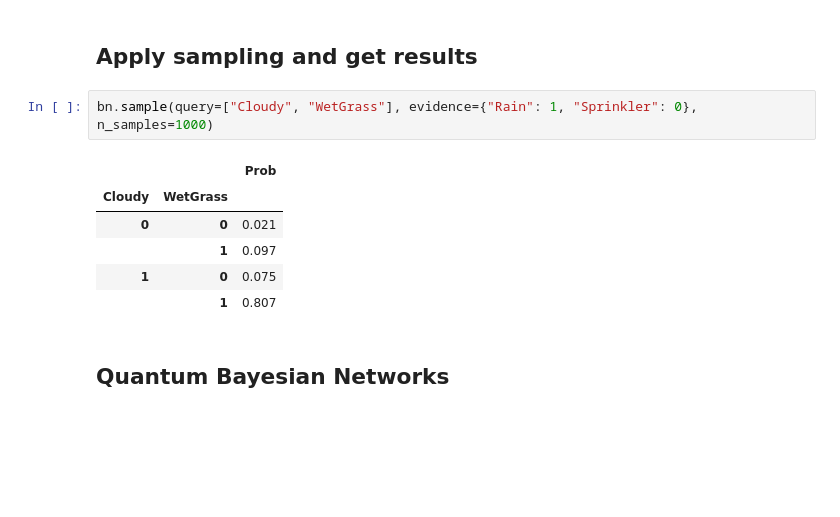
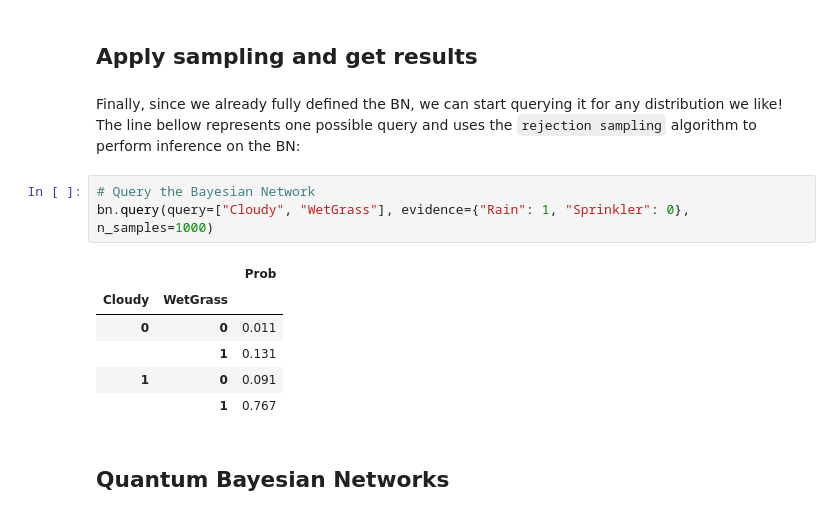
Before and after one commit to GilbertoCunha/QuantumBayesianRL, a Jupyter notebook: BayesianInference.ipynb, the cells around one changed output. Saved outputs shown, nothing was run; the diff lists cells and outputs as text; blank space fills up the shorter version.

```diff
--- a/BayesianInference.ipynb
+++ b/BayesianInference.ipynb
@@ -38,15 +44,18 @@ data = {"Sprinkler": [0,0,0,0,1,1,1,1], "Rain": [0,0,1,1,0,0,1,1], "WetGrass": [
 bn.add_node_pt("WetGrass", pd.DataFrame(data))
 # %% [markdown]
 ## Apply sampling and get results
+# %% [markdown]
+Finally, since we already fully defined the BN, we can start querying it for any distribution we like! The line bellow represents one possible query and uses the `rejection sampling` algorithm to perform inference on the BN:
 # %%
-bn.sample(query=["Cloudy", "WetGrass"], evidence={"Rain": 1, "Sprinkler": 0}, n_samples=1000)
+# Query the Bayesian Network
+bn.query(query=["Cloudy", "WetGrass"], evidence={"Rain": 1, "Sprinkler": 0}, n_samples=1000)
 # %% [output]
 |  |  | Prob |
 | Cloudy | WetGrass |  |
-| 0 | 0 | 0.021 |
-|  | 1 | 0.097 |
-| 1 | 0 | 0.075 |
-|  | 1 | 0.807 |
+| 0 | 0 | 0.011 |
+|  | 1 | 0.131 |
+| 1 | 0 | 0.091 |
+|  | 1 | 0.767 |
 # %% [markdown]
 ## Quantum Bayesian Networks
 # %% [markdown]
```
Also changed, not shown: parts of 15 cells of this notebook, 2 other files.
